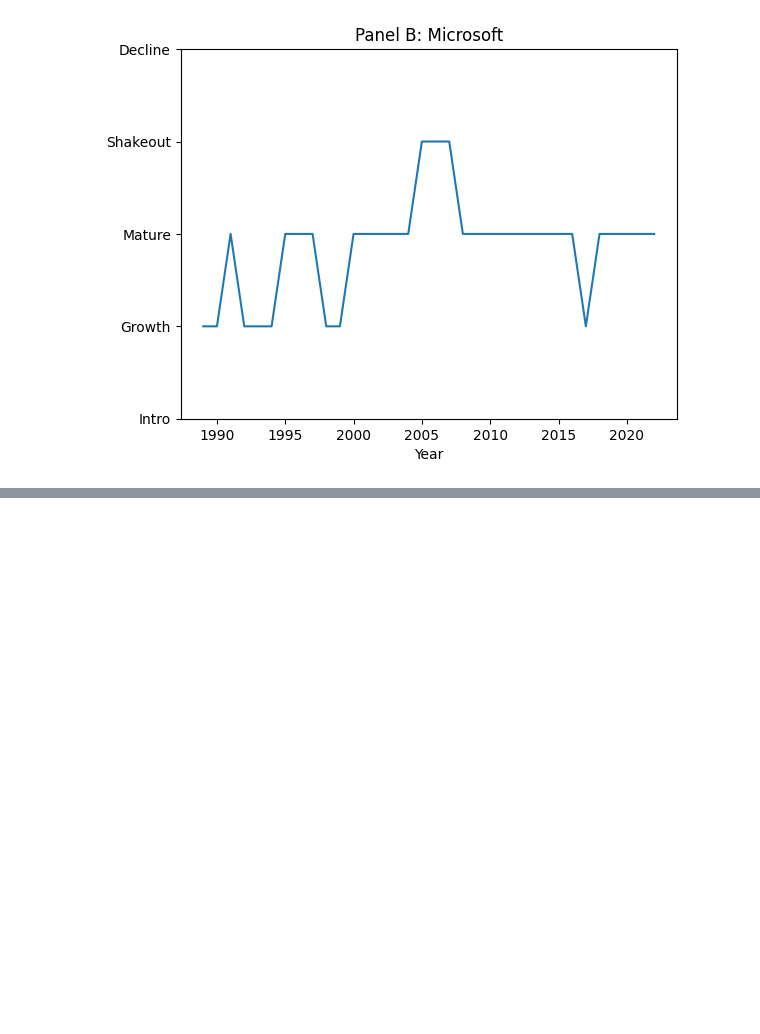
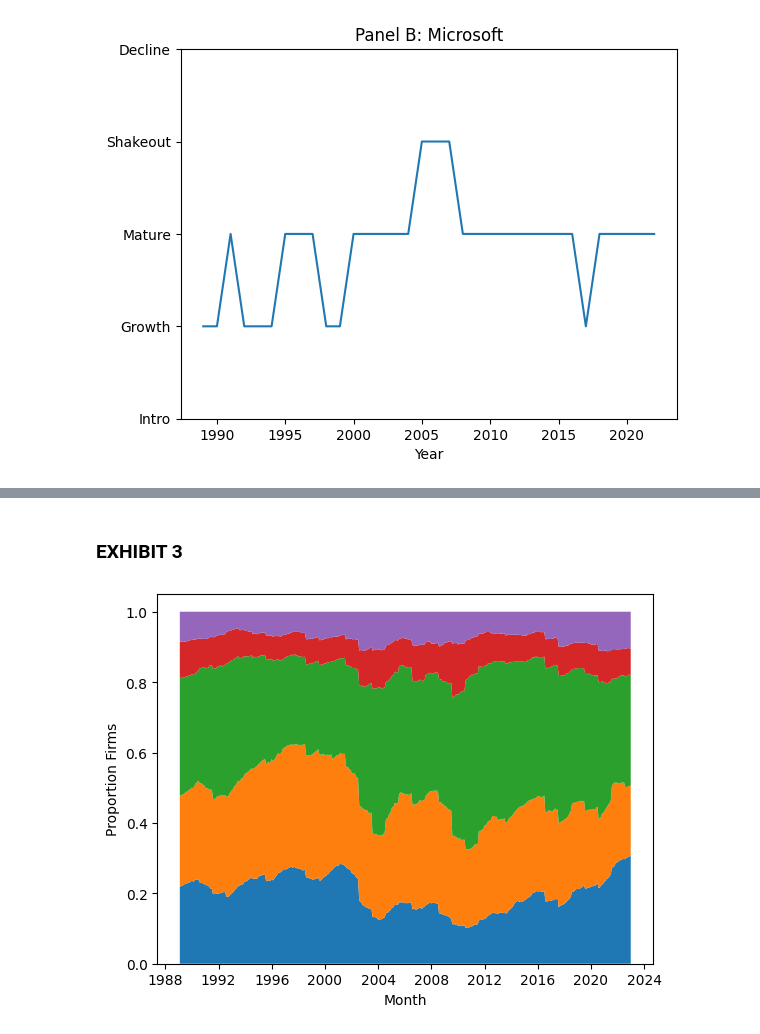
Before and after one commit to Light-ning/firm-life-cycle, a Jupyter notebook: analysis/firm-life-cycle.ipynb, the cells around one changed output, grey strips where cells are left out. Saved outputs shown, nothing was run; the diff lists cells and outputs as text; code cells hidden in the pictures; blank space fills up the shorter version.

Commit message:
生成 Exhibit3 图片
- 将股票数据与会计信息合并

- 绘制了公司比例随时间变化的图 Exhibit 3 并保存

```diff
--- a/analysis/firm-life-cycle.ipynb
+++ b/analysis/firm-life-cycle.ipynb
@@ -27,6 +27,9 @@ coms = df_stock['PERMNO'].unique()
 print(f'公司样本数: {coms.size}')
 df_accounting = df_accounting[df_accounting['LPERMNO'].isin(coms)]
 df_accounting = df_accounting.sort_values(by=['LPERMNO', 'fyear'])
+
+df_stock['date'] = pd.to_datetime(df_stock['date'])
+df_accounting['datadate'] = pd.to_datetime(df_accounting['datadate'])
 # %% [output]
 公司样本数: 15320
 # %% [markdown]
@@ -86,0 +96,19 @@ plt.show()
+# %%
+df_stock['date_6_month'] = df_stock['date'] - pd.DateOffset(months=6)
+first_records = df_accounting.groupby('LPERMNO').first()[['fyear', 'stg']]
+
+df_merge = pd.merge_asof(
+    df_stock.sort_values(['date_6_month']),
+    df_accounting.sort_values(['datadate']),
+    left_on='date_6_month',
+    right_on='datadate',
+    left_by='PERMNO',
+    right_by='LPERMNO',
+    direction='backward'
+)
+mask = df_merge['fyear'].isna()
+df_merge.loc[mask, 'fyear'] = df_merge.loc[mask, 'PERMNO'].map(first_records['fyear'])
+df_merge.loc[mask, 'stg'] = df_merge.loc[mask, 'PERMNO'].map(first_records['stg'])
+
+df_merge = df_merge.sort_values(['PERMNO', 'date'])
+df_merge.loc[df_merge['PERMNO'] <= 10007, ['PERMNO', 'date', 'datadate', 'fyear', 'stg']]
@@ -86,0 +133,20 @@ plt.show()
+# %% [markdown]
+### EXHIBIT 3
+# %%
+time_series = df_merge['date'].sort_values().unique()
+df_frac = pd.DataFrame(time_series, columns=['date'])
+count = df_merge[df_merge['stg'] != 'Unknown'].groupby('date').count()
+df_frac['Total'] = df_frac['date'].map(count['stg'])
+for stage in index_stg:
+    stg_count = df_merge[df_merge['stg'] == stage].groupby('date').count()
+    df_frac[stage] = df_frac['date'].map(stg_count['stg'])
+    df_frac[stage] = df_frac[stage] / df_frac['Total']
+frac_values = [df_frac[stage] for stage in index_stg]
+plt.stackplot(time_series, frac_values, labels=index_stg)
+plt.xlabel('Month')
+plt.ylabel('Proportion Firms')
+# plt.legend()
+plt.savefig('../figures/Exhibit3.png')
+plt.show()
+# %% [output]
+[figure, added]
```
Also changed, not shown: parts of 2 cells of this notebook, 1 other file.
